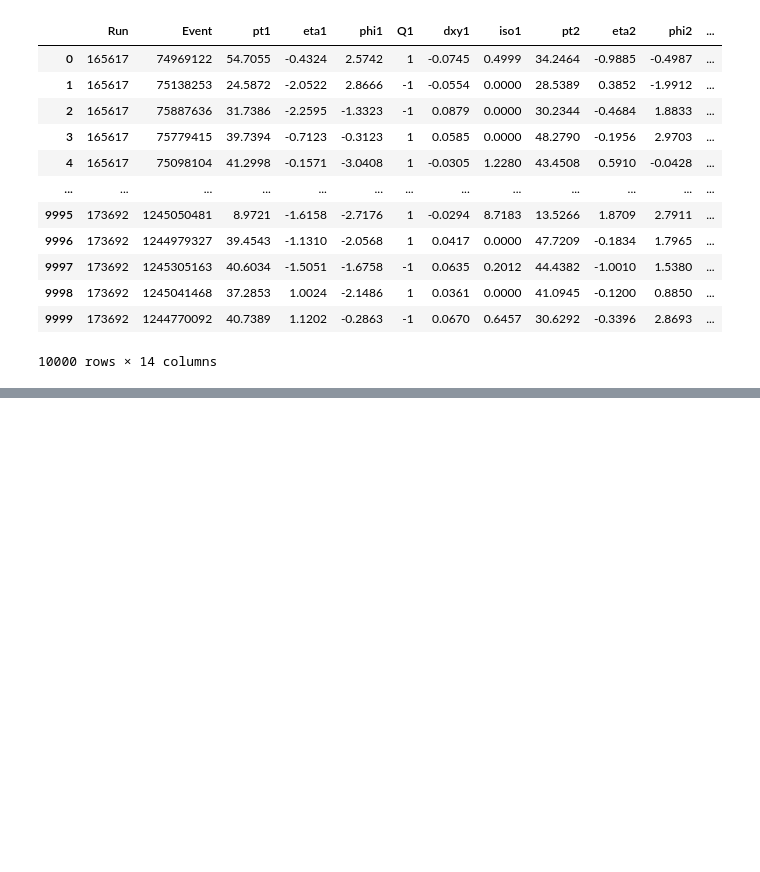
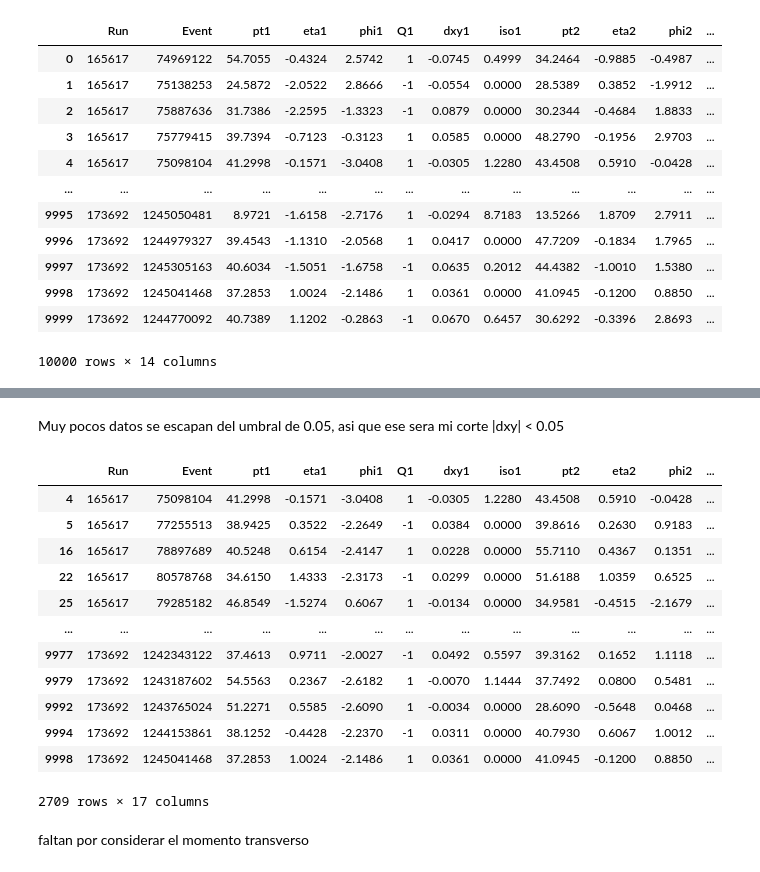
Before and after one commit to ProgramasParaFisicaDeParticulas/lecturadedatosabiertoscmszmumu-elPepino29, a Jupyter notebook: CMSOpenDataZtoMuMu.ipynb, the cells around one changed output, grey strips where cells are left out. Drawn from its saved outputs; the diff is of its cells as text; code cells hidden in the pictures; blank space fills up the shorter version.

```diff
--- a/CMSOpenDataZtoMuMu.ipynb
+++ b/CMSOpenDataZtoMuMu.ipynb
@@ -54,0 +185,22 @@ el sufijo 1 o 2 solo corresponde a si pertenece al muon 1 o 2
+# %% [markdown]
+Muy pocos datos se escapan del umbral de 0.05, asi que ese sera mi corte |dxy| < 0.05
+# %%
+df = df[abs(df['dxy1'])<0.05]
+df = df[abs(df['dxy2'])<0.05]
+df
+# %% [output]
+|  | Run | Event | pt1 | eta1 | phi1 | Q1 | dxy1 | iso1 | pt2 | eta2 | phi2 | ... |
+| 4 | 165617 | 75098104 | 41.2998 | -0.1571 | -3.0408 | 1 | -0.0305 | 1.2280 | 43.4508 | 0.5910 | -0.0428 | ... |
+| 5 | 165617 | 77255513 | 38.9425 | 0.3522 | -2.2649 | -1 | 0.0384 | 0.0000 | 39.8616 | 0.2630 | 0.9183 | ... |
+| 16 | 165617 | 78897689 | 40.5248 | 0.6154 | -2.4147 | 1 | 0.0228 | 0.0000 | 55.7110 | 0.4367 | 0.1351 | ... |
+| 22 | 165617 | 80578768 | 34.6150 | 1.4333 | -2.3173 | -1 | 0.0299 | 0.0000 | 51.6188 | 1.0359 | 0.6525 | ... |
+| 25 | 165617 | 79285182 | 46.8549 | -1.5274 | 0.6067 | 1 | -0.0134 | 0.0000 | 34.9581 | -0.4515 | -2.1679 | ... |
+| ... | ... | ... | ... | ... | ... | ... | ... | ... | ... | ... | ... | ... |
+| 9977 | 173692 | 1242343122 | 37.4613 | 0.9711 | -2.0027 | -1 | 0.0492 | 0.5597 | 39.3162 | 0.1652 | 1.1118 | ... |
+| 9979 | 173692 | 1243187602 | 54.5563 | 0.2367 | -2.6182 | 1 | -0.0070 | 1.1444 | 37.7492 | 0.0800 | 0.5481 | ... |
+| 9992 | 173692 | 1243765024 | 51.2271 | 0.5585 | -2.6090 | 1 | -0.0034 | 0.0000 | 28.6090 | -0.5648 | 0.0468 | ... |
+| 9994 | 173692 | 1244153861 | 38.1252 | -0.4428 | -2.2370 | -1 | 0.0311 | 0.0000 | 40.7930 | 0.6067 | 1.0012 | ... |
+| 9998 | 173692 | 1245041468 | 37.2853 | 1.0024 | -2.1486 | 1 | 0.0361 | 0.0000 | 41.0945 | -0.1200 | 0.8850 | ... |
+2709 rows × 17 columns
+# %% [markdown]
+faltan por considerar el momento transverso
```
Also changed, not shown: parts of 27 cells of this notebook.
